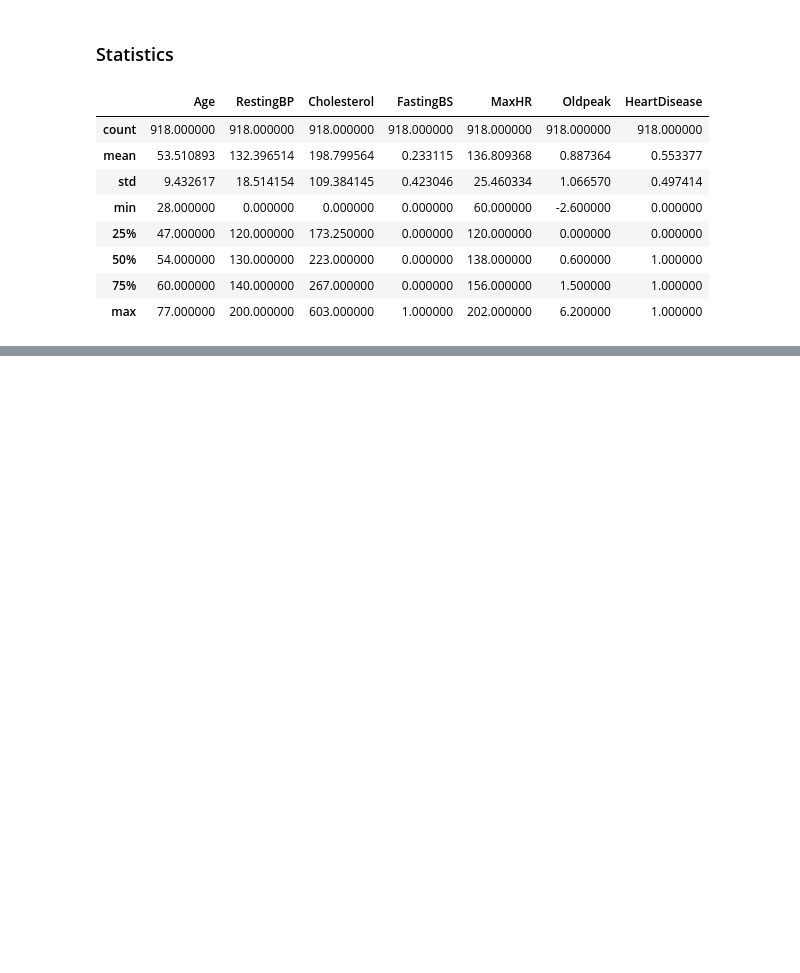
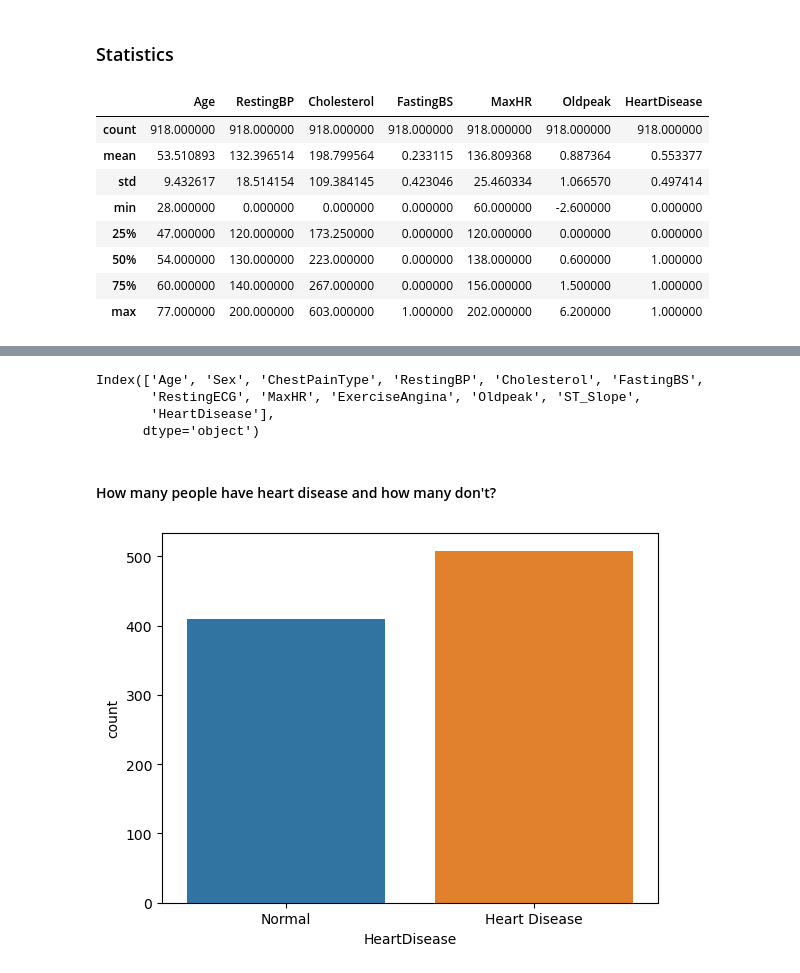
Before and after one commit to UzmaSayyeda/Heart-Disease-Analysis, a Jupyter notebook: heart_disease_analysis.ipynb, the cells around one changed output, grey strips where cells are left out. Cells and saved outputs as stored; diff of their text form; code cells hidden in the pictures; blank space fills up the shorter version.

```diff
--- a/heart_disease_analysis.ipynb
+++ b/heart_disease_analysis.ipynb
@@ -86,0 +150,15 @@ df.describe()
+# %%
+df.columns
+# %% [output]
+Index(['Age', 'Sex', 'ChestPainType', 'RestingBP', 'Cholesterol', 'FastingBS',
+       'RestingECG', 'MaxHR', 'ExerciseAngina', 'Oldpeak', 'ST_Slope',
+       'HeartDisease'],
+      dtype='object')
+# %% [markdown]
+#### How many people have heart disease and how many don't?
+# %%
+sns.countplot(x=df["HeartDisease"])
+plt.xticks([0,1],["Normal","Heart Disease"])
+plt.show()
+# %% [output]
+[figure, added]
```
Also changed, not shown: parts of 10 cells of this notebook.
